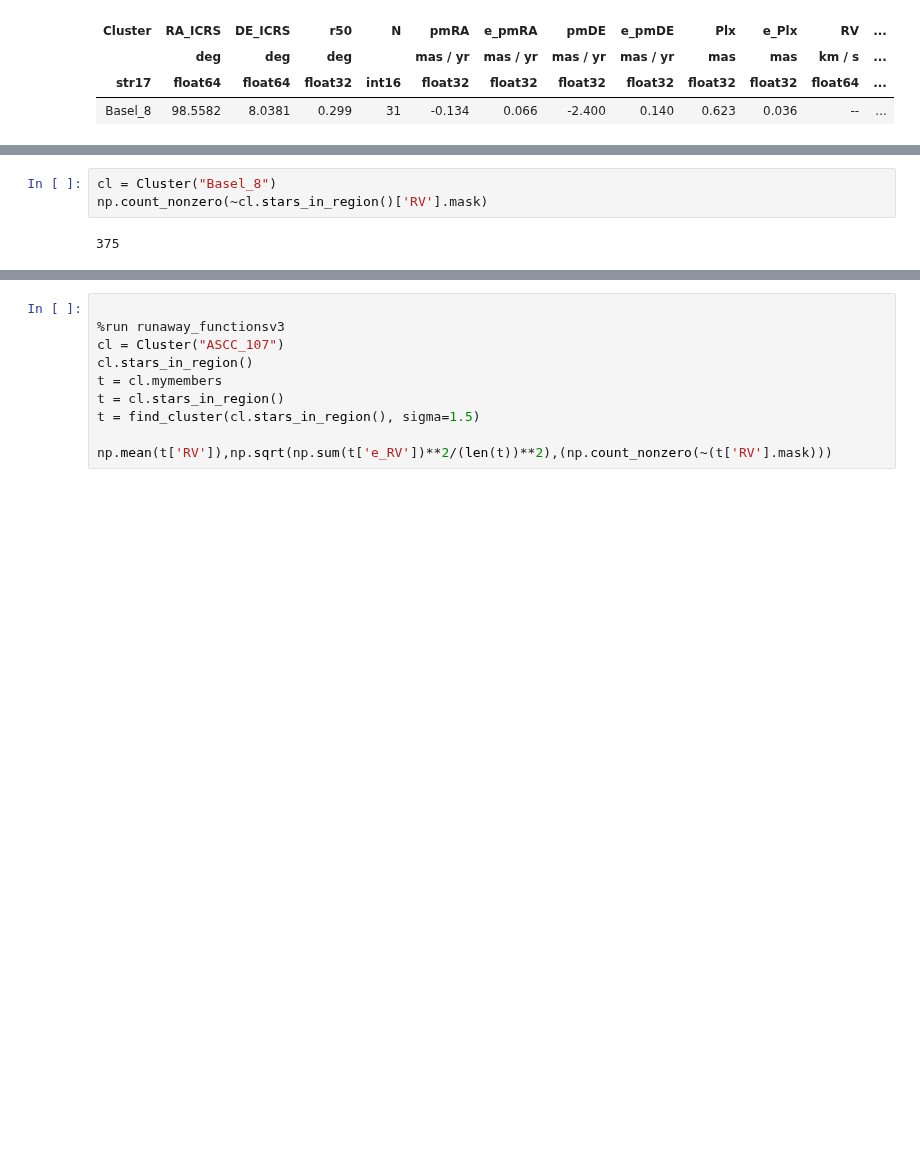
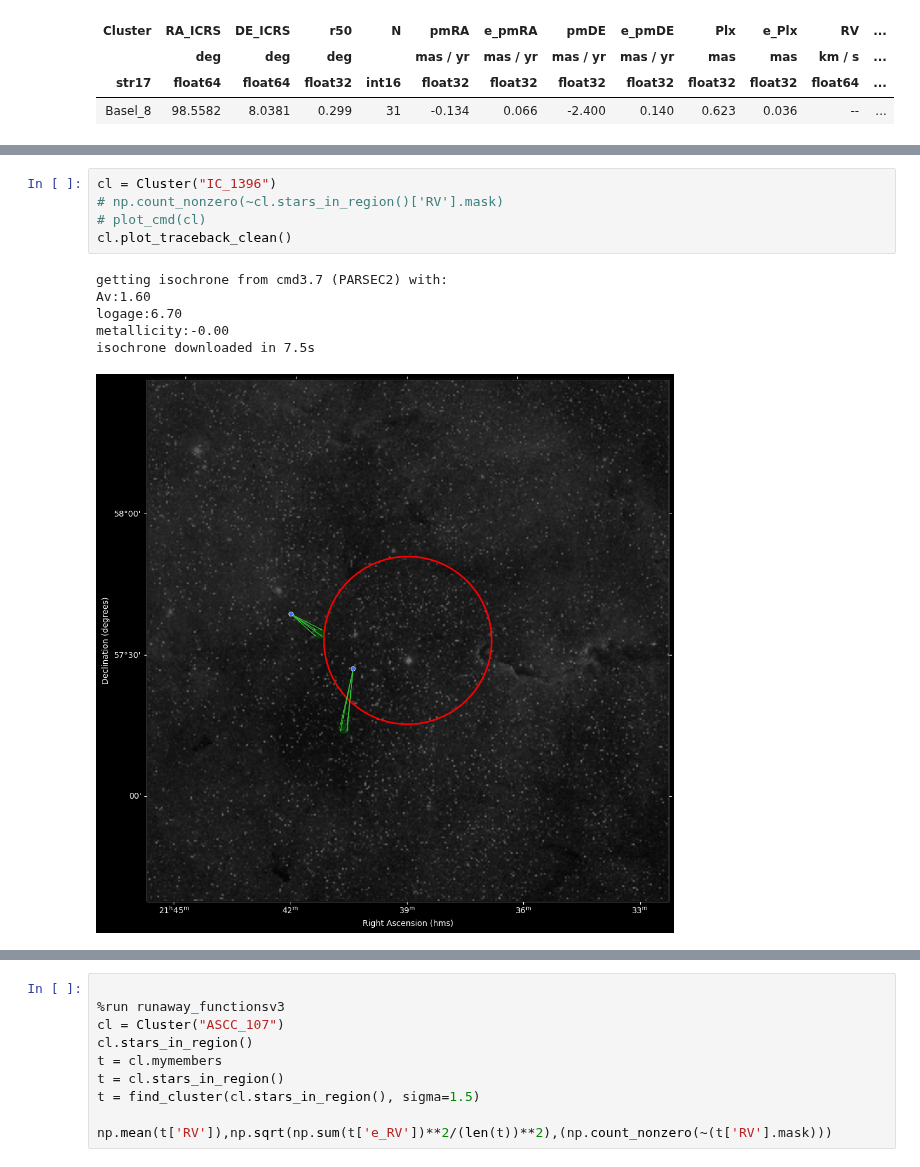
Before and after one commit to surodeep26/Runaway-Stars, a Jupyter notebook: v16.ipynb, the cells around one changed output, grey strips where cells are left out. Cells and saved outputs as stored; diff of their text form; blank space fills up the shorter version.

```diff
--- a/v16.ipynb
+++ b/v16.ipynb
@@ -56,5 +38,12 @@ Table length=1
 # %%
-cl = Cluster("Basel_8")
-np.count_nonzero(~cl.stars_in_region()['RV'].mask)
+cl = Cluster("IC_1396")
+# np.count_nonzero(~cl.stars_in_region()['RV'].mask)
+# plot_cmd(cl)
+cl.plot_traceback_clean()
 # %% [output]
-375
+getting isochrone from cmd3.7 (PARSEC2) with:
+Av:1.60
+logage:6.70
+metallicity:-0.00
+isochrone downloaded in 7.5s
+[figure, added]
```
Also changed, not shown: parts of 7 cells of this notebook, 6 other files.
